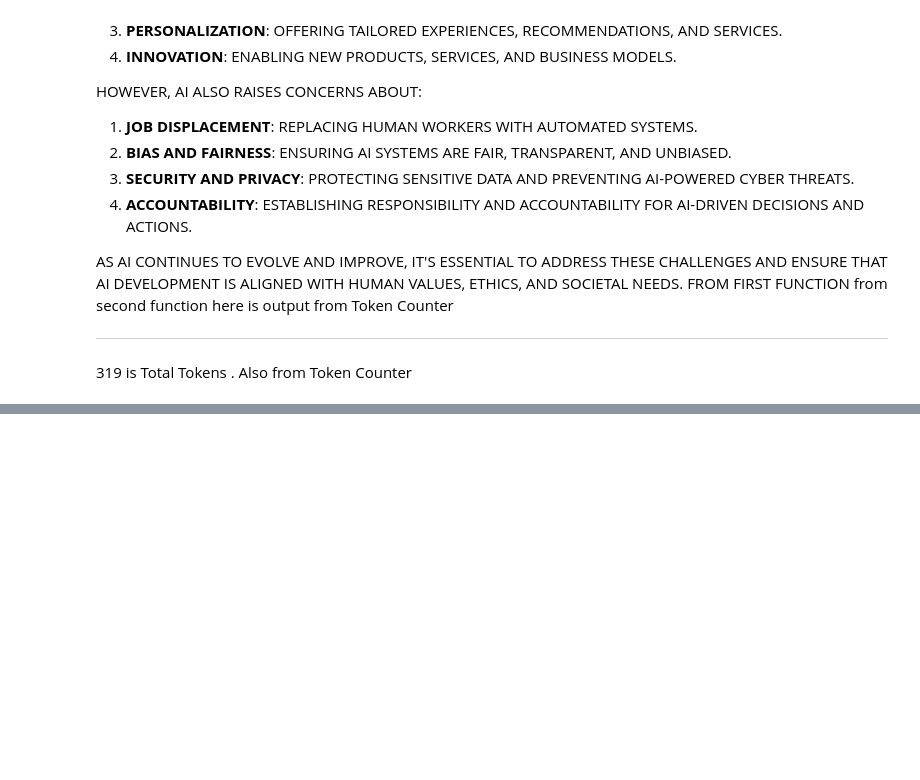
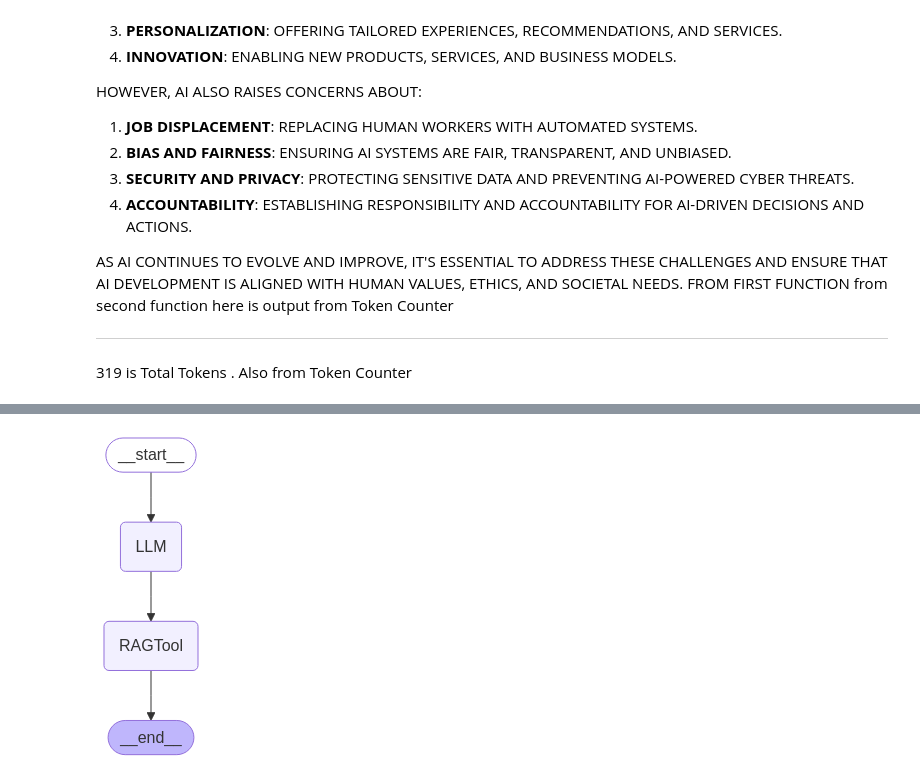
Before and after one commit to mybarefootstory/LangGraph_from_scratch, a Jupyter notebook: langgraph_scratch.ipynb, the cells around one changed output, grey strips where cells are left out. Cells and saved outputs as stored; diff of their text form; code cells hidden in the pictures; blank space fills up the shorter version.

Commit message:
RAG Tool included

```diff
--- a/langgraph_scratch.ipynb
+++ b/langgraph_scratch.ipynb
@@ -362,0 +401,27 @@ ________________________________________________________________________________
+# %%
+def function_1(state):
+    # Convert input to a list if it's not already
+    messages = state.get('messages', [])
+
+    # Handle different input types
+    if isinstance(messages, (set, tuple)):
+        messages = list(messages)
+    # Ensure messages is a list
+    if not isinstance(messages, list):
+        messages = [messages]
+
+    # Get the question (last message or first if it's a dictionary)
+    if isinstance(messages[0], dict):
+        question = list(messages[0].keys())[0]
+    else:
+        question = messages[-1] if messages else "Tell me about applications of AI"
+
+    # Prepare prompt
+    complete_prompt = f"Your task is to provide only the brief answer based on the user query. Don't include too much reasoning. Following is the user query: {question}"
+
+    # Generate response
+    response = llm.invoke(complete_prompt)
+    # Create new state with updated messages
+    new_state = state.copy()
+    new_state['messages'] = messages + [response.content]
+    return new_state
@@ -362,0 +463,19 @@ ________________________________________________________________________________
+# %%
+# Define a Langchain graph
+workflow4 = Graph()
+workflow4.add_node("LLM",function_1)
+workflow4.add_node("RAGTool",function_2)
+workflow4.add_edge("LLM","RAGTool")
+workflow4.set_entry_point("LLM")
+workflow4.set_finish_point("RAGTool")
+app4 = workflow4.compile()
+# %%
+from IPython.display import Image, display
+
+try:
+    display(Image(app4.get_graph().draw_mermaid_png()))
+except Exception as e:
+    # This requires some extra dependencies and is optional
+    print(e)
+# %% [output]
+[figure, added]
```
Also changed, not shown: parts of 11 cells of this notebook, 2 other files.
